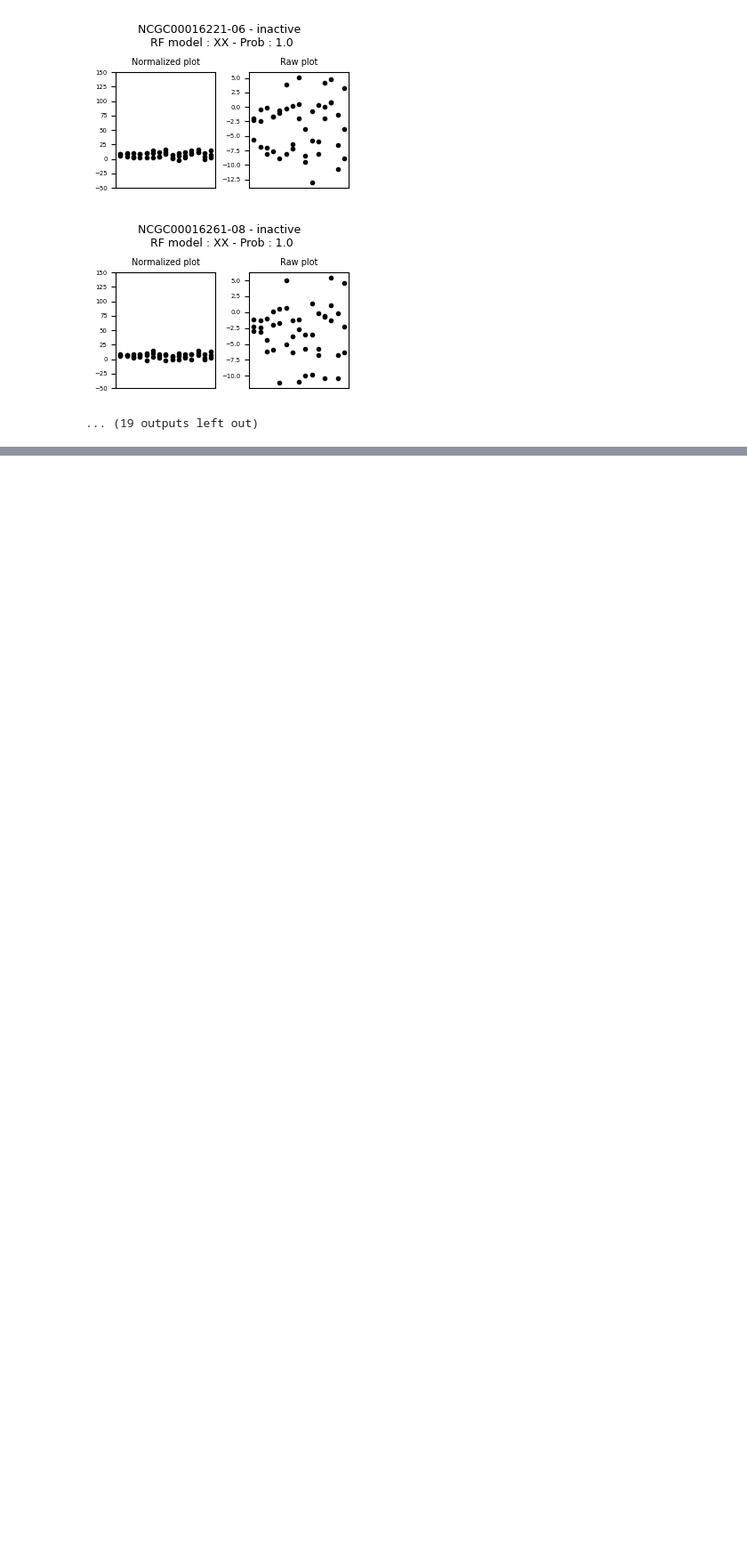
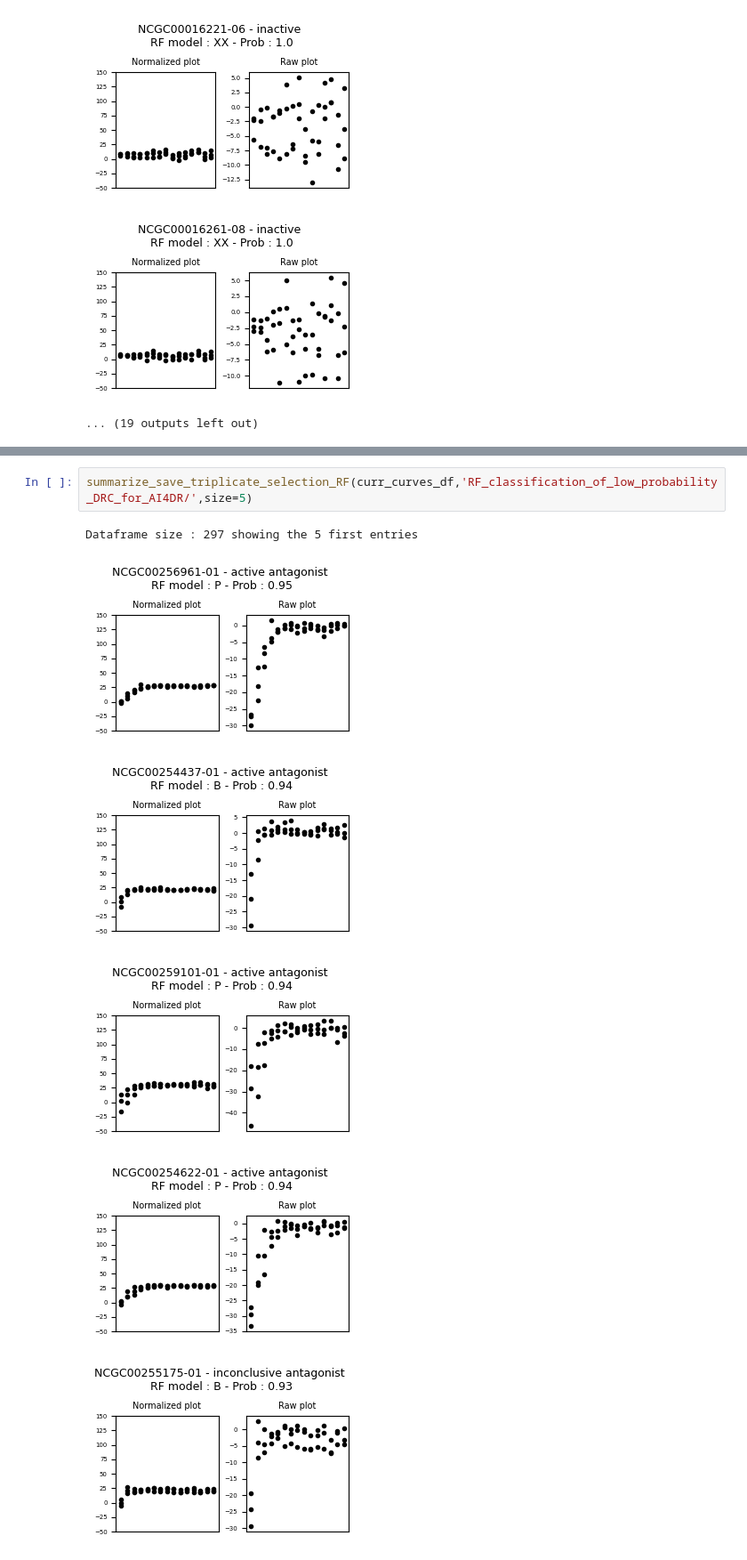
Before and after one commit to Sanofi-Public/IDD-Papers-AI4DR, a Jupyter notebook: AI4DR_Tox21_luc_biochem_dataset_analysis_RF_model.ipynb, the cells around one changed output, grey strips where cells are left out. Shown at 89% size. Drawn from its saved outputs; the diff is of its cells as text; blank space fills up the shorter version.

```diff
--- a/AI4DR_Tox21_luc_biochem_dataset_analysis_RF_model.ipynb
+++ b/AI4DR_Tox21_luc_biochem_dataset_analysis_RF_model.ipynb
@@ -419,0 +436,9 @@ Dataframe size : 338 showing the 30 first entries
+# %%
+summarize_save_triplicate_selection_RF(curr_curves_df,'RF_classification_of_low_probability_DRC_for_AI4DR/',size=5)
+# %% [output]
+Dataframe size : 297 showing the 5 first entries
+[figure, added]
+[figure, added]
+[figure, added]
+[figure, added]
+[figure, added]
```
Also changed, not shown: parts of 10 cells of this notebook, 2 other files.
